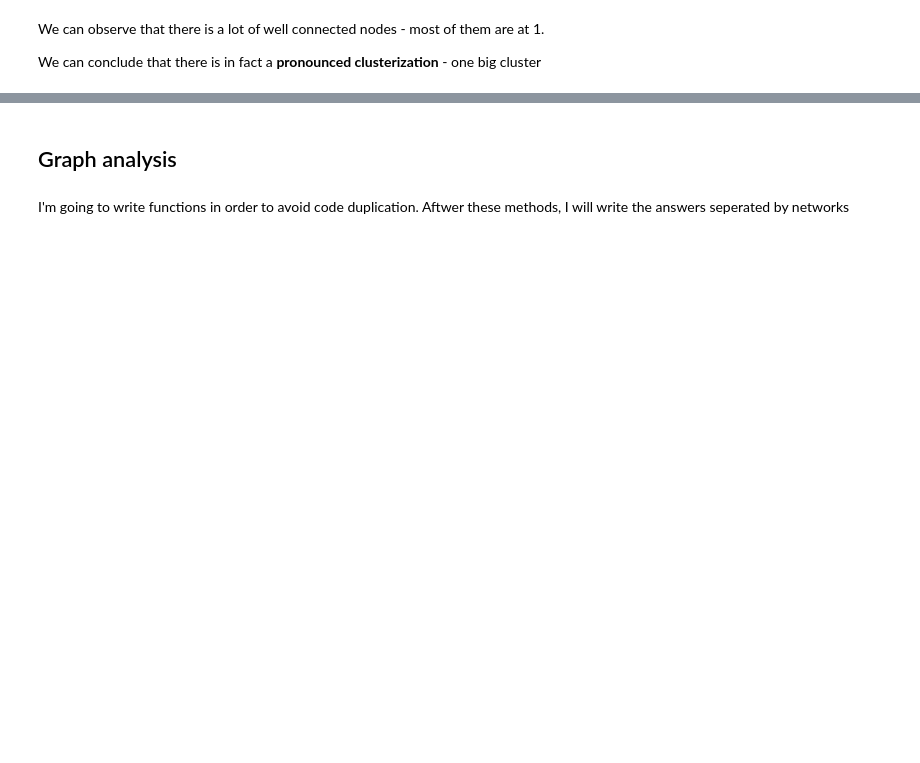
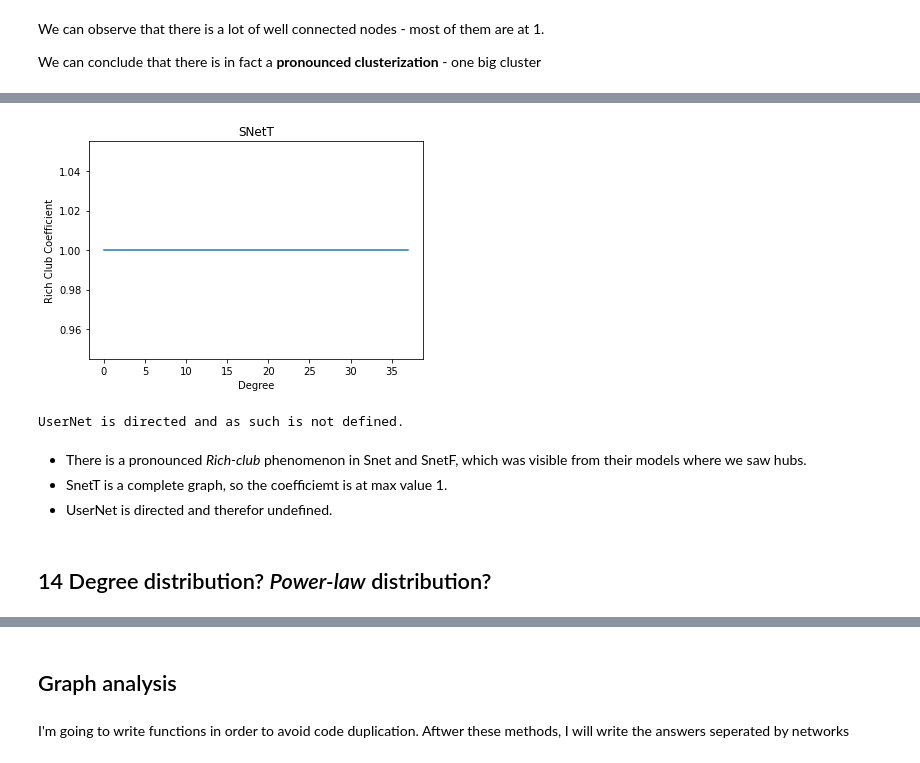
Before and after one commit to milicevicMarko/Reddit2008-Analysis, a Jupyter notebook: Basic characteristics.ipynb, the cells around one changed output, grey strips where cells are left out. Cells and saved outputs as stored; diff of their text form; code cells hidden in the pictures; blank space fills up the shorter version.

```diff
--- a/Basic characteristics.ipynb
+++ b/Basic characteristics.ipynb
@@ -171,0 +287,14 @@ We can conclude that there is in fact a **pronounced clusterization** - one big
+# %%
+rich_club_report("SNetT", SNetT)
+# %% [output]
+[figure, added]
+# %%
+rich_club_report("UserNet", UserNet)
+# %% [output]
+UserNet is directed and as such is not defined.
+# %% [markdown]
+* There is a pronounced *Rich-club* phenomenon in Snet and SnetF, which was visible from their models where we saw hubs.
+* SnetT is a complete graph, so the coefficiemt is at max value 1.
+* UserNet is directed and therefor undefined.
+# %% [markdown]
+## 14 Degree distribution? *Power-law* distribution?
```
Also changed, not shown: parts of 35 cells of this notebook.
